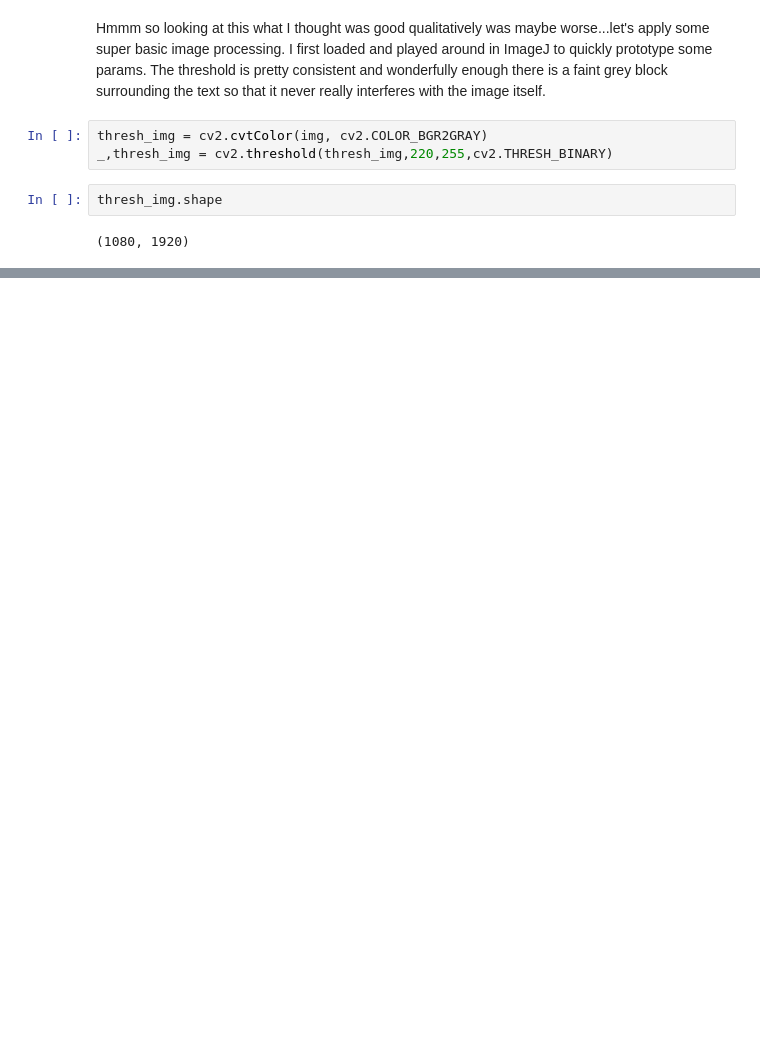
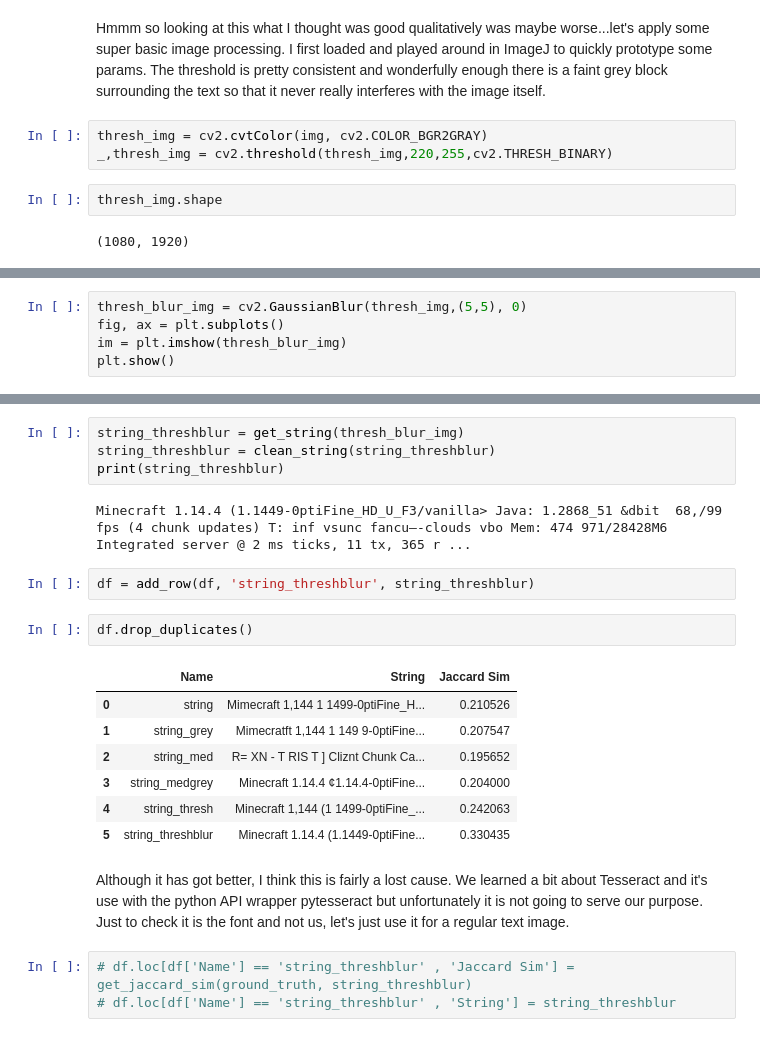
Before and after one commit to robintwhite/minecraft-mapper, a Jupyter notebook: mapper.ipynb, the cells around one changed output, grey strips where cells are left out. Saved outputs shown, nothing was run; the diff lists cells and outputs as text; blank space fills up the shorter version.

```diff
--- a/mapper.ipynb
+++ b/mapper.ipynb
@@ -302,0 +253,5 @@ df
+# %%
+thresh_blur_img = cv2.GaussianBlur(thresh_img,(5,5), 0)
+fig, ax = plt.subplots()
+im = plt.imshow(thresh_blur_img)
+plt.show()
@@ -302,0 +261,23 @@ df
+# %%
+string_threshblur = get_string(thresh_blur_img)
+string_threshblur = clean_string(string_threshblur)
+print(string_threshblur)
+# %% [output]
+Minecraft 1.14.4 (1.1449-0ptiFine_HD_U_F3/vanilla> Java: 1.2868_51 &dbit  68,/99 fps (4 chunk updates) T: inf vsunc fancu—-clouds vbo Mem: 474 971/28428M6  Integrated server @ 2 ms ticks, 11 tx, 365 r ...
+# %%
+df = add_row(df, 'string_threshblur', string_threshblur)
+# %%
+df.drop_duplicates()
+# %% [output]
+|  | Name | String | Jaccard Sim |
+| 0 | string | Mimecraft 1,144 1 1499-0ptiFine_H... | 0.210526 |
+| 1 | string_grey | Mimecratft 1,144 1 149 9-0ptiFine... | 0.207547 |
+| 2 | string_med | R= XN - T RIS T ] Cliznt Chunk Ca... | 0.195652 |
+| 3 | string_medgrey | Minecraft 1.14.4 ¢1.14.4-0ptiFine... | 0.204000 |
+| 4 | string_thresh | Minecraft 1,144 (1 1499-0ptiFine_... | 0.242063 |
+| 5 | string_threshblur | Minecraft 1.14.4 (1.1449-0ptiFine... | 0.330435 |
+# %% [markdown]
+Although it has got better, I think this is fairly a lost cause. We learned a bit about Tesseract and it's use with the python API wrapper pytesseract but unfortunately it is not going to serve our purpose. Just to check it is the font and not us, let's just use it for a regular text image.
+# %%
+# df.loc[df['Name'] == 'string_threshblur' , 'Jaccard Sim'] = get_jaccard_sim(ground_truth, string_threshblur)
+# df.loc[df['Name'] == 'string_threshblur' , 'String'] = string_threshblur
```
Also changed, not shown: parts of 62 cells of this notebook, 13 other files.
